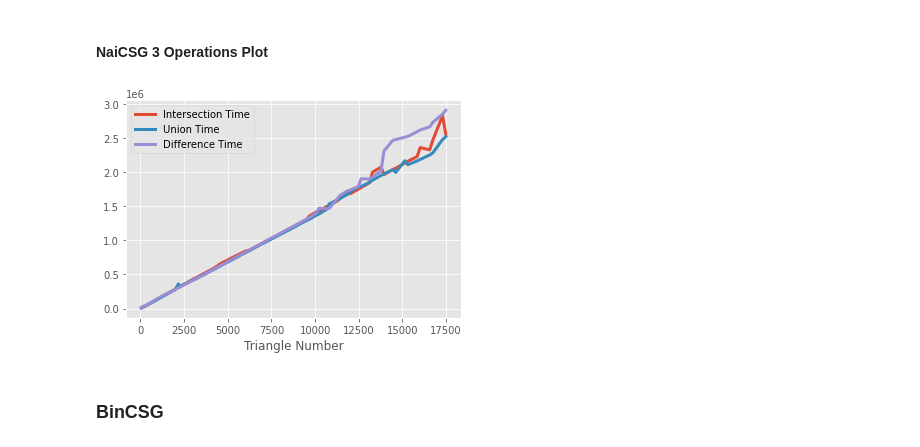
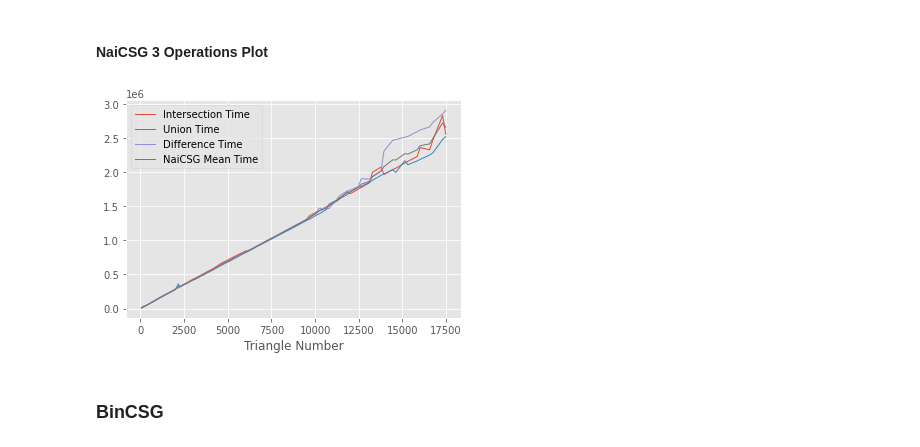
Before and after one commit to otmanesabir/bsc-thesis, a Jupyter notebook: data_analysis/analysis.ipynb, the cells around one changed output. Saved outputs shown, nothing was run; the diff lists cells and outputs as text; code cells hidden in the pictures.

```diff
--- a/data_analysis/analysis.ipynb
+++ b/data_analysis/analysis.ipynb
@@ -76,12 +98,13 @@ df_normal
 # %% [markdown]
 #### NaiCSG 3 Operations Plot
 # %%
-df_normal.plot(x ='Triangle Number', y=['Intersection Time', 'Union Time', 'Difference Time'], kind = 'line', lw=3)
+df_normal.plot(x ='Triangle Number', y=['Intersection Time', 'Union Time', 'Difference Time', 'NaiCSG Mean Time'], kind = 'line', lw=1)
+plt.savefig('NaiCSG-OPS.png')
 plt.show()
 
 # step size in triangles grow exponentiall; therefore the bar chart shows different results than the scaled one below here.
 # %% [output]
-[figure, old version]
+[figure, new version]
 # %% [markdown]
 ### BinCSG
 # %%
```
Also changed, not shown: parts of 22 cells of this notebook, 1 other file.
